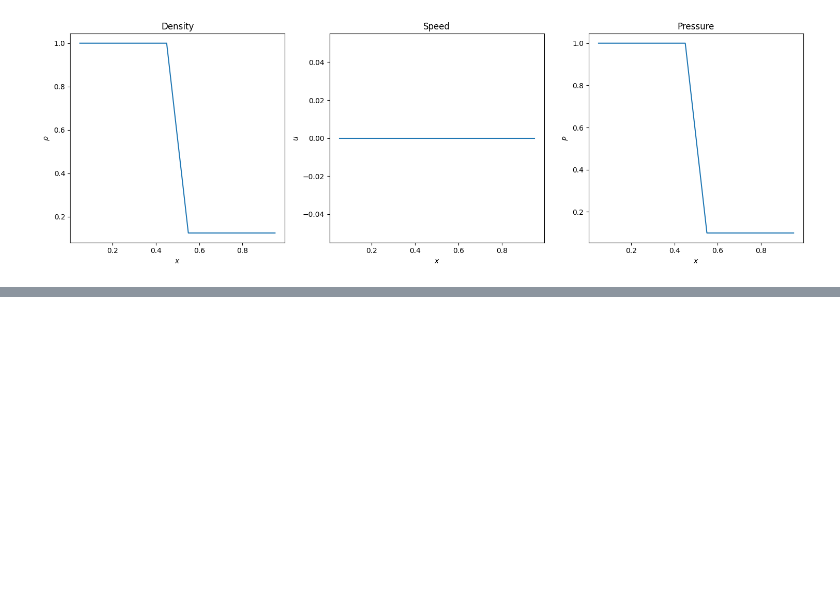
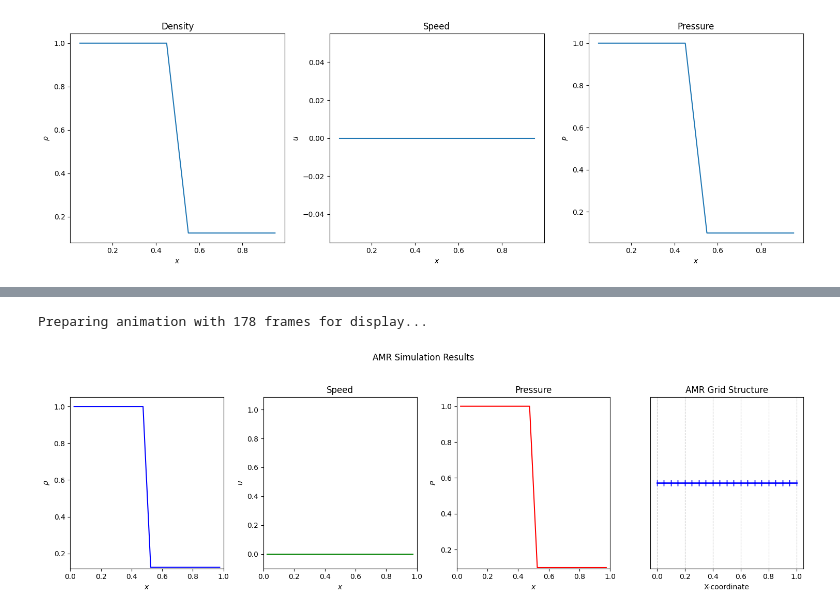
Before and after one commit to yttcari/1d_AMR, a Jupyter notebook: 03_1DAMR_solver.ipynb, the cells around one changed output, grey strips where cells are left out. Saved outputs shown, nothing was run; the diff lists cells and outputs as text; code cells hidden in the pictures; blank space fills up the shorter version.

```diff
--- a/03_1DAMR_solver.ipynb
+++ b/03_1DAMR_solver.ipynb
@@ -87,0 +75,5 @@ viz.plot_amr_grid(grid1)
+# %%
+viz.animate(grid1_history, 'plot/test2.gif', fps=len(grid1_history)/5)
+# %% [output]
+Preparing animation with 178 frames for display...
+[figure, added]
```
Also changed, not shown: parts of 2 cells of this notebook, 5 other files.
